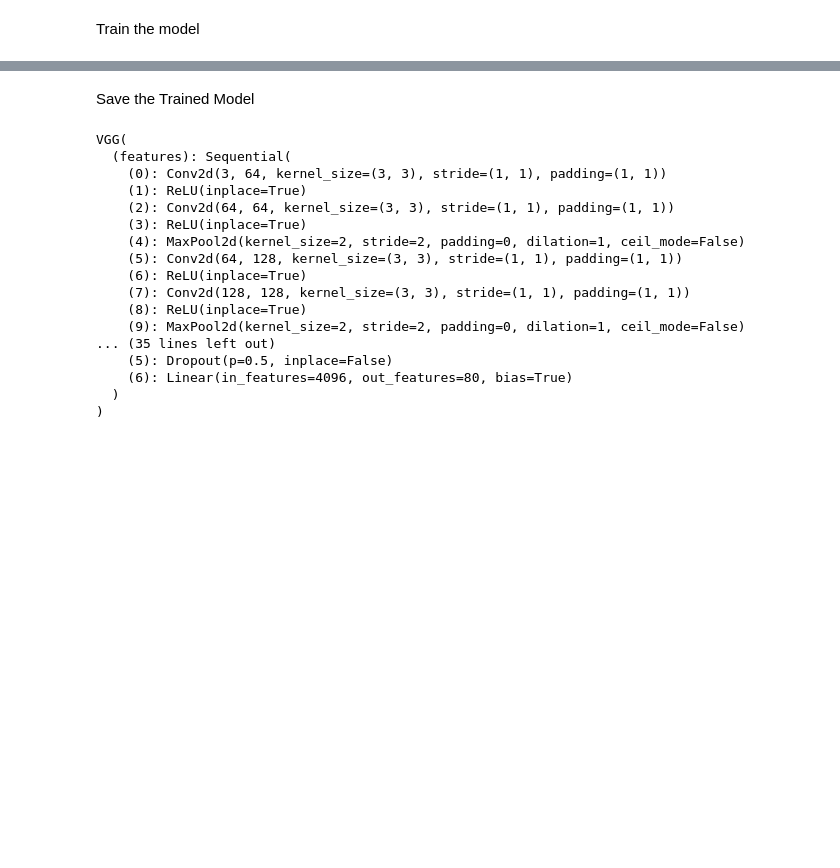
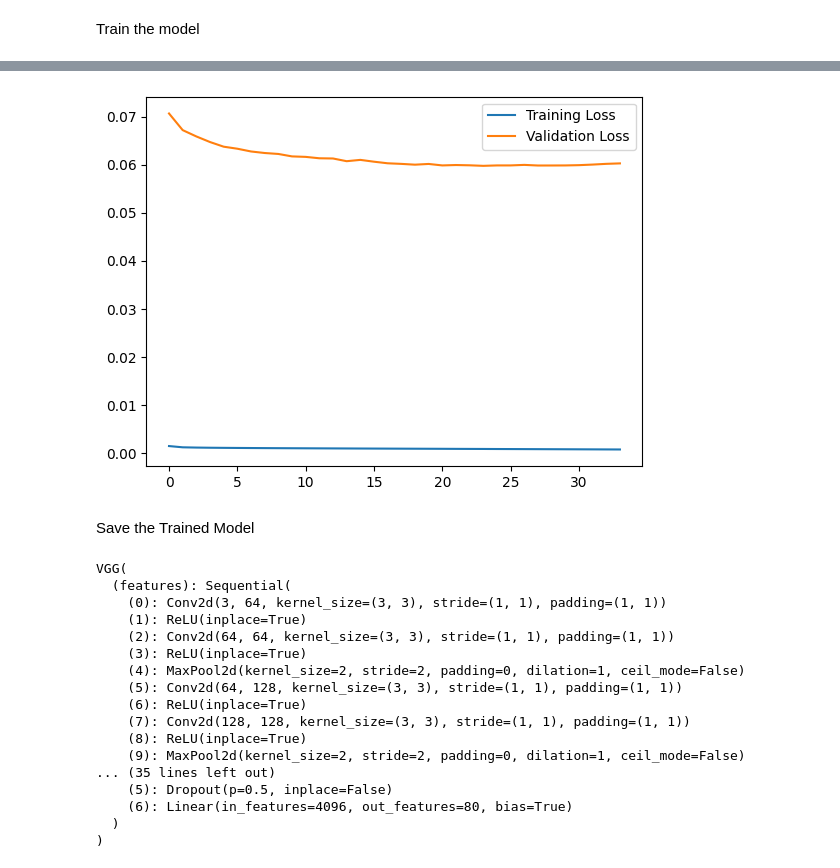
Before and after one commit to SriramVijayan/WSOD, a Jupyter notebook: coco_data_prep.ipynb, the cells around one changed output, grey strips where cells are left out. Drawn from its saved outputs; the diff is of its cells as text; code cells hidden in the pictures; blank space fills up the shorter version.

```diff
--- a/coco_data_prep.ipynb
+++ b/coco_data_prep.ipynb
@@ -160,7 +160,9 @@ creating index...
 index created!
 # %%
 # Create the data loaders for training set and validation set
-batch_size = 256
+batch_size = 64
+batch_size_train = 64
+batch_size_val = 32
 train_loader = DataLoader(train_set, batch_size = batch_size, shuffle=True, num_workers=4)
 val_loader = DataLoader(val_set, batch_size = batch_size, shuffle=False, num_workers=4)
 # %%
@@ -213,11 +221,23 @@ Train the model
 # Create the optimizer and loss function
 import torch.optim as optim
 
-criterion = nn.MultiLabelSoftMarginLoss()
-optimizer = optim.SGD(model.parameters(), lr=0.001, momentum=0.9)
+# criterion = nn.MultiLabelSoftMarginLoss()
+criterion = nn.CrossEntropyLoss()
+# optimizer = optim.SGD(model.parameters(), lr=0.001, momentum=0.9)
+
+optimizer = optim.SGD(
+    [
+    {"params": model.features[0:10].parameters(), "lr": 10e-6},
+    {"params": model.features[10:19].parameters(), "lr": 10e-5},
+    {"params": model.features[19:28].parameters(), "lr": 10e-4},
+    {"params": model.features[28:].parameters(), "lr": 10e-4},
+    {"params": model.classifier.parameters(), "lr": 10e-4}
+    ],
+    lr = 10e-3
+)
 # %%
 # number of epochs to train the model
-n_epochs = 100
+n_epochs = 1000
 early_stop = 0
 EARLY_STOP_COUNT = 10
 valid_loss_min = np.Inf # track change in validation loss
@@ -272,7 +292,8 @@ for epoch in range(1, n_epochs+1):
         if train_on_gpu:
             data, target = data.cuda(), target.cuda()
         # forward pass: compute predicted outputs by passing inputs to the model
-        output = model(data)
+        with torch.no_grad():
+            output = model(data)
         loss = criterion(output, target)
         # update average validation loss
         valid_loss += loss.item()*data.size(0)
@@ -300,13 +321,15 @@ for epoch in range(1, n_epochs+1):
     # save training/validation statistics
     train_loss_list.append(train_loss)
     val_loss_list.append(valid_loss)
+
+    # Save model at every 100 epochs
+    if np.mod(epoch,100) == 0:
+        torch.save(model.save_dict(),MODEL_PATH_FULL)
+        print('Saving model')
+
     # save model if validation loss has decreased
     if valid_loss < valid_loss_min:
-        print('Validation loss decreased ({:.10f} --> {:.10f}).'.format(
-        valid_loss_min,
-        valid_loss))
-        # Update model state
-#         torch.save(model.state_dict(), os.path.join(model_filepath, 'scm_state.pt'))
+        print('Validation loss decreased ({:.10f} --> {:.10f}).'.format(valid_loss_min, valid_loss))
         valid_loss_min = valid_loss
         early_stop = 0
     else:
@@ -334,3 +352,13 @@ Validation loss decreased (0.0725444170 --> 0.0725360976).
+# %%
+# Plot training loss vs validation loss
+
+plt.figure()
+plt.plot(train_loss_list,label="Training Loss")
+plt.plot(val_loss_list,label="Validation Loss")
+plt.legend()
+plt.show()
+# %% [output]
+[figure, added]
 # %% [markdown]
 Save the Trained Model
 # %%
```
Also changed, not shown: parts of 8 cells of this notebook.
